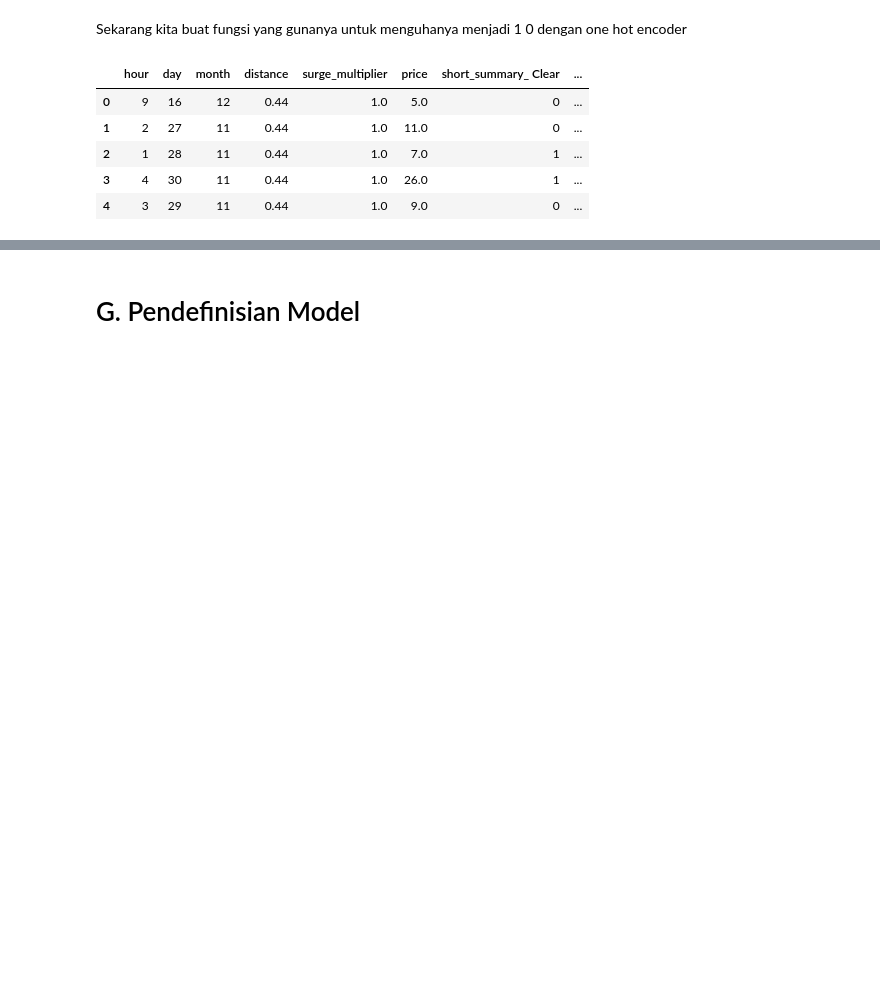
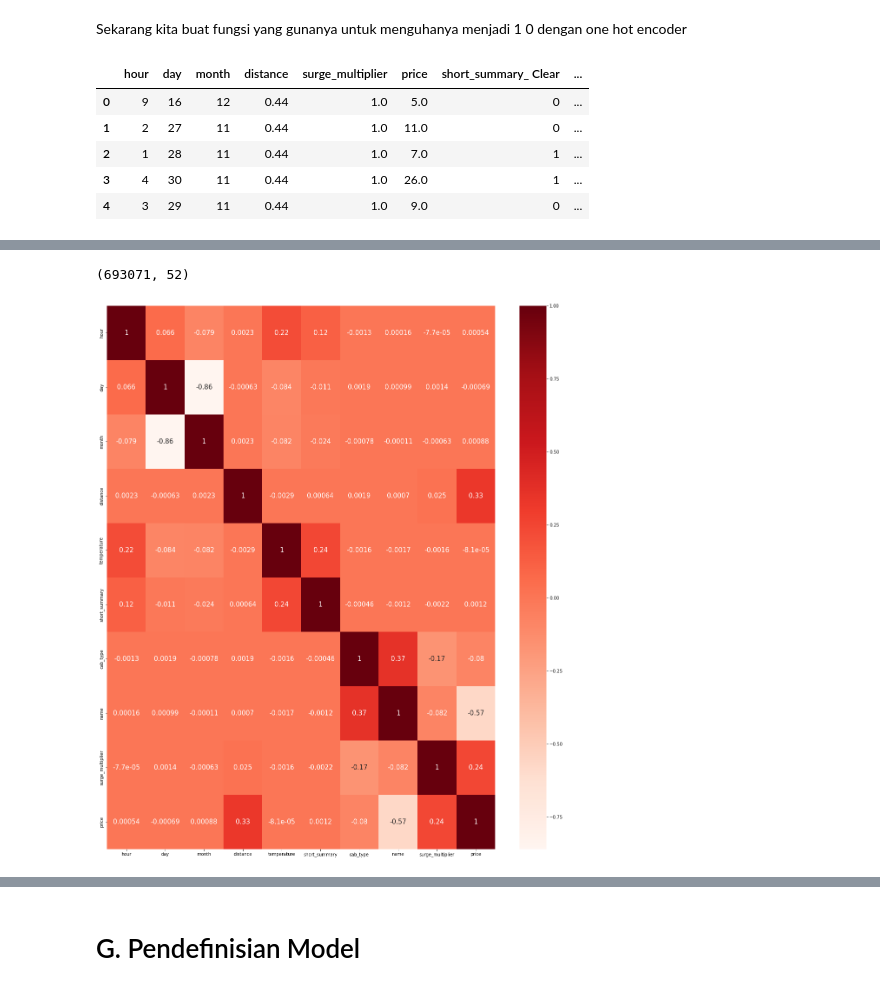
Before and after one commit to tassyirifiyya/ProjectHacktiv8-Kelp1, a Jupyter notebook: PYTN_KampusMerdeka_FP1_Hacktiv8.ipynb, the cells around one changed output, grey strips where cells are left out. Drawn from its saved outputs; the diff is of its cells as text; code cells hidden in the pictures; blank space fills up the shorter version.

```diff
--- a/PYTN_KampusMerdeka_FP1_Hacktiv8.ipynb
+++ b/PYTN_KampusMerdeka_FP1_Hacktiv8.ipynb
@@ -210,0 +302,2 @@ df.shape
+# %%
+df_nondel['price'].fillna(df['price'].mean(), inplace=True)
@@ -1148,0 +1275,2 @@ new_df_onehot.head()
+# %%
+df_modeling_mean = df_nondel.drop(['id','timestamp','datetime','product_id'],axis=1)
@@ -1148,0 +1329,19 @@ new_df_onehot.head()
+# %%
+df_modeling_mean.drop('timezone',axis=1)
+df_modeling_mean.shape
+# %% [output]
+(693071, 52)
+# %%
+df_modeling_mean = df_modeling_mean.loc[:,["hour","day",'month','distance','temperature','short_summary','cab_type','name','surge_multiplier','price']]
+# %%
+le = preprocessing.LabelEncoder() # Membuat objek LabelEncoder() dari modul preprocessing dan menyimpannya dalam variabel le
+
+df_korelasi_encode_mean = df_modeling_mean.copy() # Membuat salinan dataframe df_korelasi_kolom_3 dan menyimpannya dalam variabel df_korelasi_kolom_3_encode
+
+for col in df_korelasi_encode_mean.select_dtypes(include='O').columns: # Melakukan iterasi pada setiap kolom dalam dataframe df_korelasi_kolom_3_encode yang memiliki tipe data 'O' (objek)
+    df_korelasi_encode_mean[col]=le.fit_transform(df_modeling_mean[col]) # Menggunakan objek LabelEncoder() untuk mengubah nilai-nilai dalam kolom menjadi angka (encoding) dan menyimpan hasilnya dalam kolom yang sama di dataframe df_korelasi_kolom_3_encode
+# %%
+heat_map_modeling_mean = ["hour","day",'month','distance','temperature','short_summary','cab_type','name','surge_multiplier','price']
+heat_map(df_korelasi_encode_mean,heat_map_modeling_mean)
+# %% [output]
+[figure, added]
```
Also changed, not shown: parts of 48 cells of this notebook.
